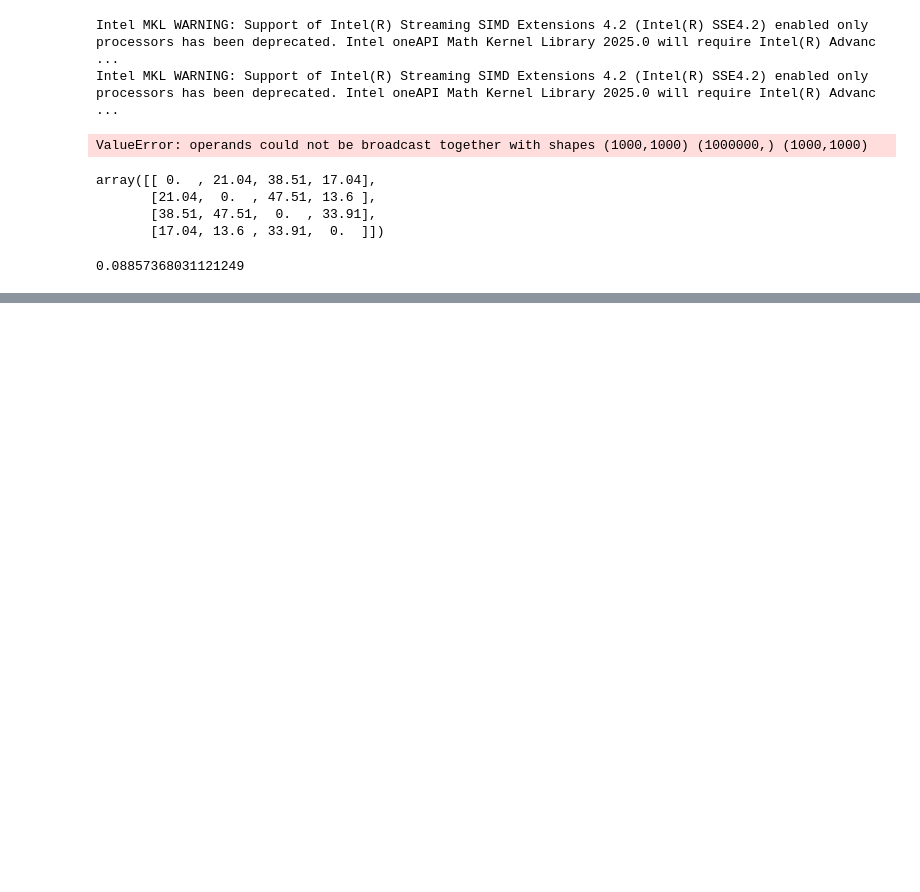
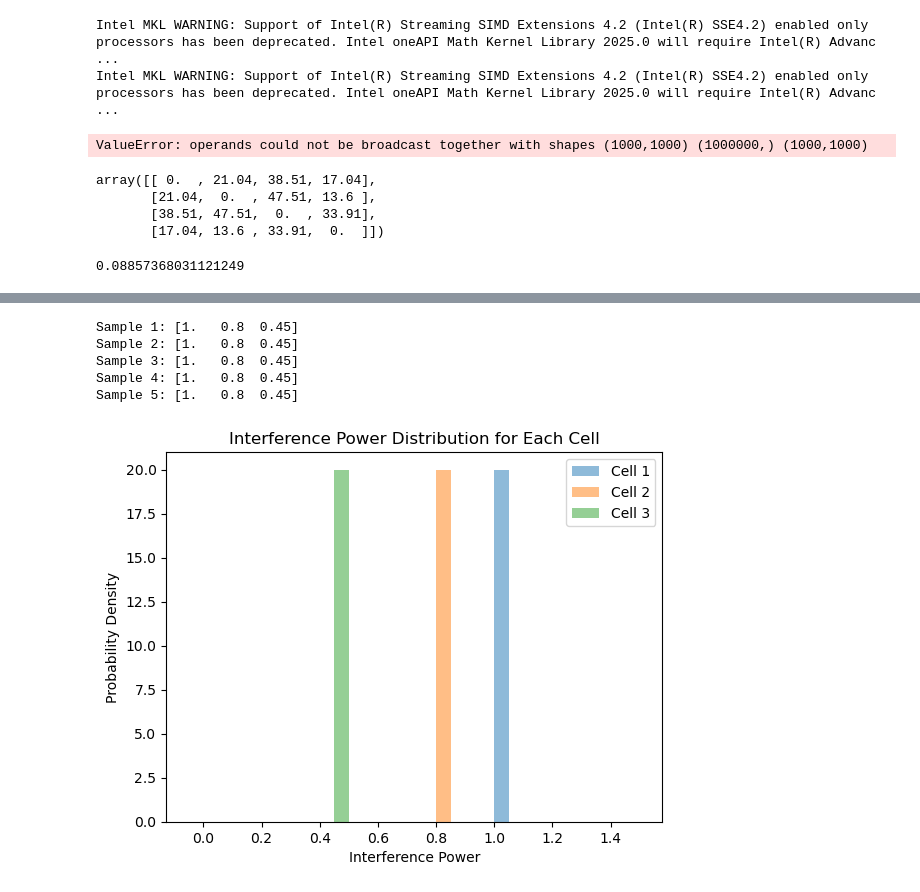
Before and after one commit to noranghi/postmac, a Jupyter notebook: one.ipynb, the cells around one changed output, grey strips where cells are left out. Cells and saved outputs as stored; diff of their text form; code cells hidden in the pictures; blank space fills up the shorter version.

```diff
--- a/one.ipynb
+++ b/one.ipynb
@@ -103,0 +307,56 @@ import scipy.stats as stats
+# %%
+import numpy as np
+import matplotlib.pyplot as plt
+from scipy.stats import norm
+
+def generate_interference_powers(num_samples, distances, transmit_powers):
+    """
+    거리와 전송 전력을 사용하여 간섭 전력을 생성하는 함수
+
+    Parameters:
+    - num_samples: 각 cell에서 생성할 간섭 전력 샘플 수
+    - distances: 주변 셀과의 거리 리스트
+    - transmit_powers: 주변 셀의 전송 전력 리스트
+
+    Returns:
+    - interference_powers: 생성된 간섭 전력 배열 (shape: (num_samples, num_cells))
+    """
+    num_cells = len(distances)
+
+    interference_powers = np.zeros((num_samples, num_cells))
+
+    for i in range(num_samples):
+        for j in range(num_cells):
+            # 간섭 전력 계산 (간단한 모델)
+            interference_powers[i, j] = transmit_powers[j] / (distances[j] + 1e-9)
+
+    return interference_powers
+
+# 예시: 각 셀의 거리와 전송 전력
+cell_distances = np.array([1.0, 1.5, 2.0])  # 거리 (임의의 값)
+transmit_powers = np.array([1.0, 1.2, 0.9])  # 전송 전력 (임의의 값)
+
+# 간섭 전력 생성 (5개씩)
+num_samples = 5
+interference_powers = generate_interference_powers(num_samples, cell_distances, transmit_powers)
+
+# 결과 출력
+for i in range(num_samples):
+    print(f'Sample {i + 1}: {interference_powers[i, :]}')
+
+# 시각화
+for j in range(len(cell_distances)):
+    plt.hist(interference_powers[:, j], bins=20, density=True, alpha=0.5, label=f'Cell {j + 1}')
+
+plt.title('Interference Power Distribution for Each Cell')
+plt.xlabel('Interference Power')
+plt.ylabel('Probability Density')
+plt.legend()
+plt.show()
+# %% [output]
+Sample 1: [1.   0.8  0.45]
+Sample 2: [1.   0.8  0.45]
+Sample 3: [1.   0.8  0.45]
+Sample 4: [1.   0.8  0.45]
+Sample 5: [1.   0.8  0.45]
+[figure, added]
```
Also changed, not shown: parts of 33 cells of this notebook, 1 other file.
